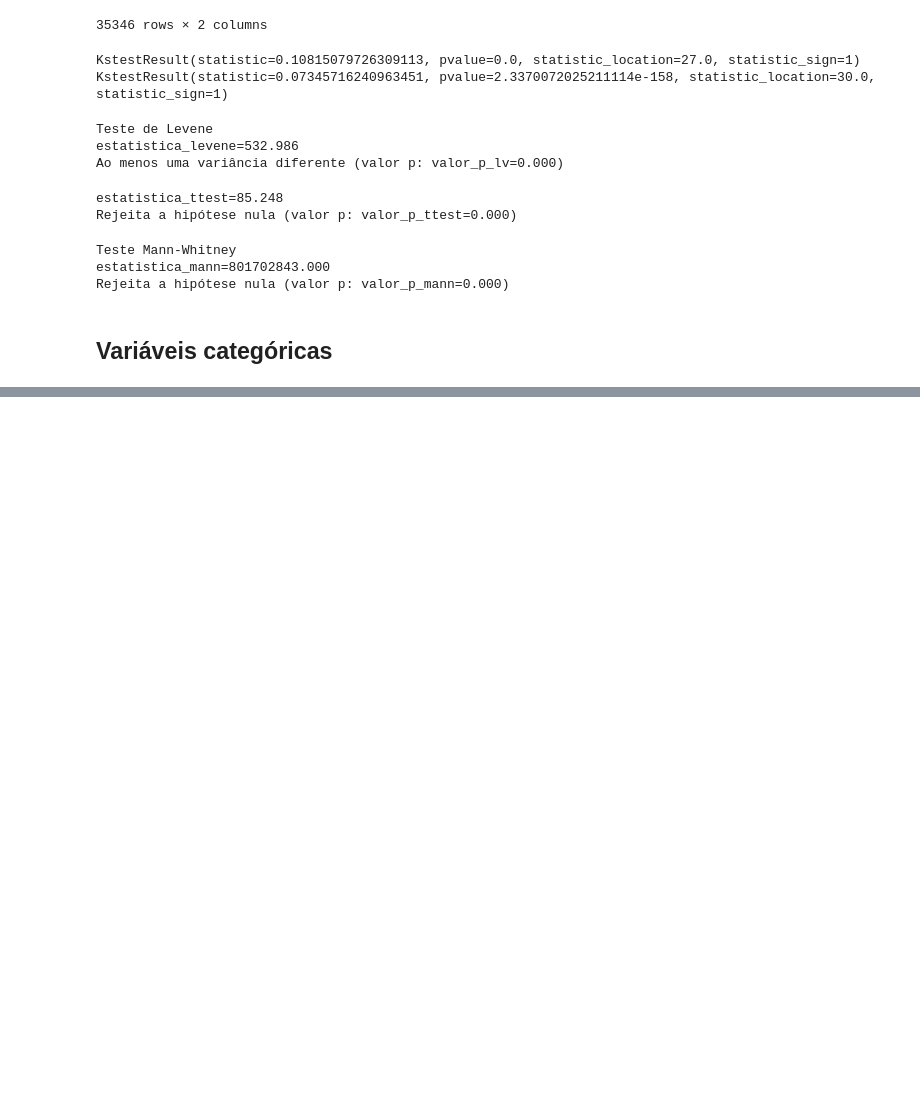
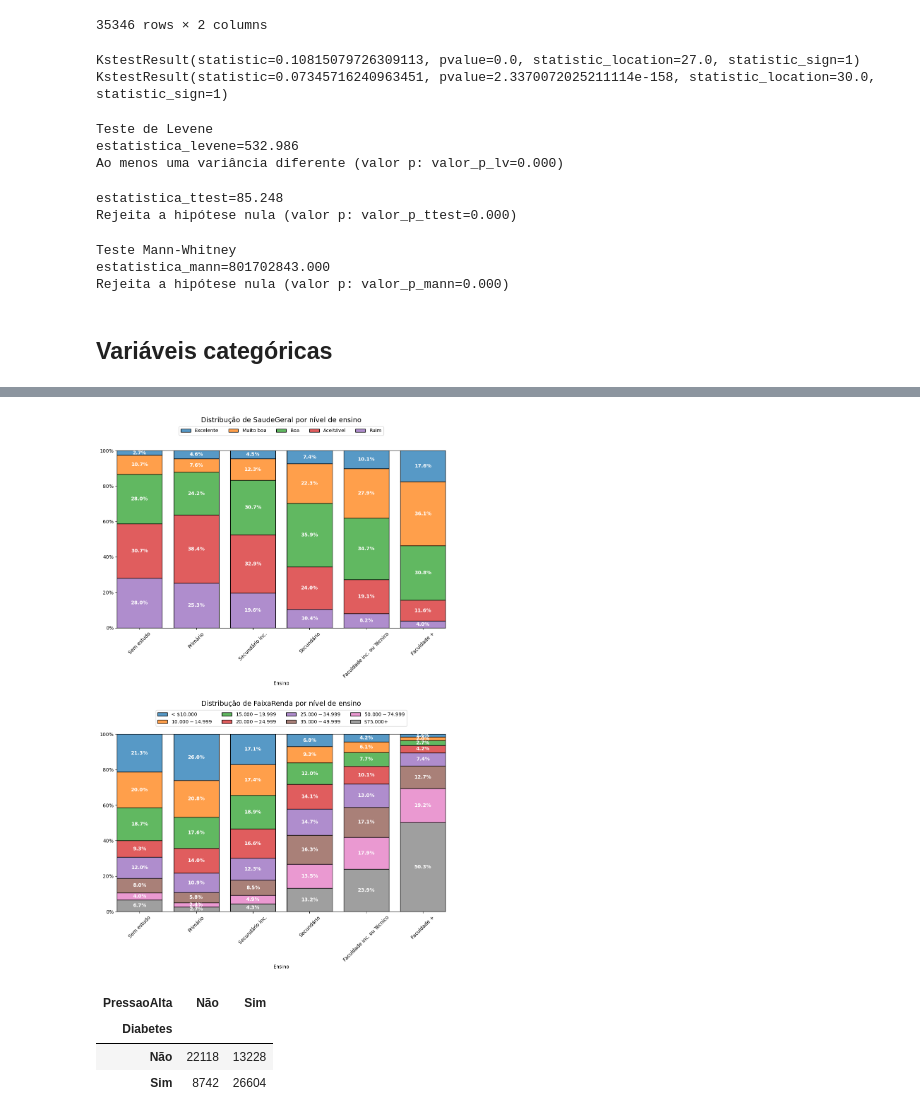
Before and after one commit to stephanyresque/Projeto-Diabetes, a Jupyter notebook: projeto/analise.ipynb, the cells around one changed output, grey strips where cells are left out. Saved outputs shown, nothing was run; the diff lists cells and outputs as text; code cells hidden in the pictures; blank space fills up the shorter version.

```diff
--- a/projeto/analise.ipynb
+++ b/projeto/analise.ipynb
@@ -378,0 +451,46 @@ Rejeita a hipótese nula (valor p: valor_p_mann=0.000)
+# %%
+colunas_analise = ['SaudeGeral', 'FaixaRenda']
+
+fig, axs = plt.subplots(nrows=2, ncols=1, figsize=(12, 16))
+
+for ax, coluna in zip(axs.flatten(), colunas_analise):
+    h = sns.histplot(x='Ensino',
+                     hue=coluna,
+                     data=df,
+                     multiple='fill',
+                     ax=ax,
+                     stat='percent',
+                     shrink=0.8)
+    h.tick_params(axis='x', labelrotation=45)
+
+    h.yaxis.set_major_formatter(PercentFormatter(1))
+    h.set_ylabel('')
+
+    for bar in h.containers:
+        h.bar_label(bar, label_type='center', labels=[f'{b.get_height():.1%}' for b in bar], color='white', weight='bold')
+
+    legend = h.get_legend()
+
+    labels = [text.get_text() for text in legend.get_texts()]
+    numero_itens = len(df[coluna].cat.categories)
+
+    ax.legend(
+        handles = legend.legend_handles,
+        labels = labels,
+        loc = 'upper center',
+        ncols = numero_itens if numero_itens <= 6 else min(4, numero_itens),
+        bbox_to_anchor=(0.5, 1.15)
+    )
+
+    ax.set_title(f"Distribução de {coluna} por nível de ensino", fontsize = 14, pad = 58)
+
+# fig.legend(handles=legend.legend_handles, labels=labels, loc='upper center', ncols=2, title='Diabetes', bbox_to_anchor=(0.5, 0.965))
+# fig.suptitle('Diabetes por variável categórica', fontsize=16)
+
+# fig.align_labels()
+
+plt.subplots_adjust(wspace=0.1, hspace=0.6, top=0.925)
+
+plt.show()
+# %% [output]
+[figure, added]
@@ -378,0 +503,7 @@ Rejeita a hipótese nula (valor p: valor_p_mann=0.000)
+# %%
+tabelas_contigencia['PressaoAlta']
+# %% [output]
+| PressaoAlta | Não | Sim |
+| Diabetes |  |  |
+| Não | 22118 | 13228 |
+| Sim | 8742 | 26604 |
```
Also changed, not shown: parts of 7 cells of this notebook.
